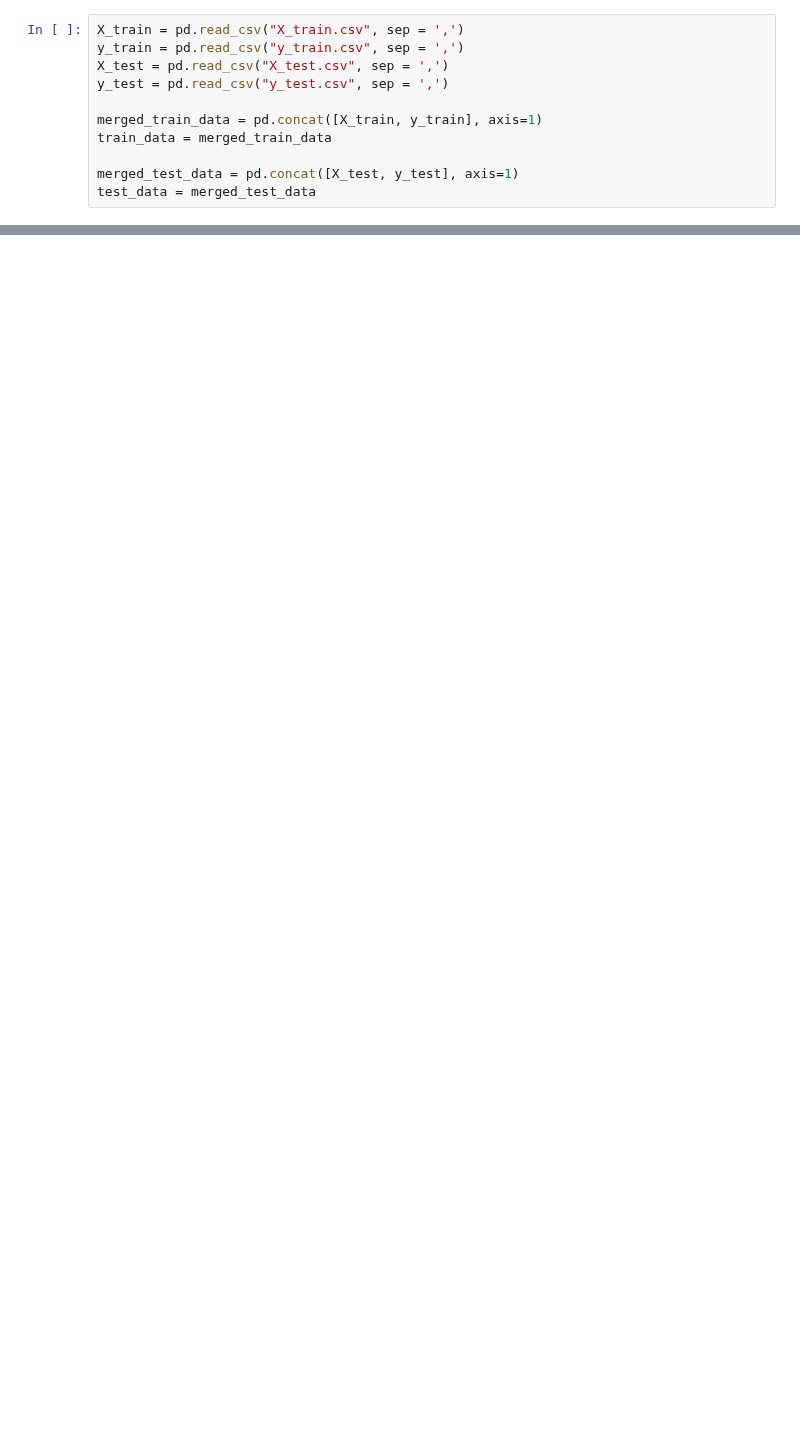
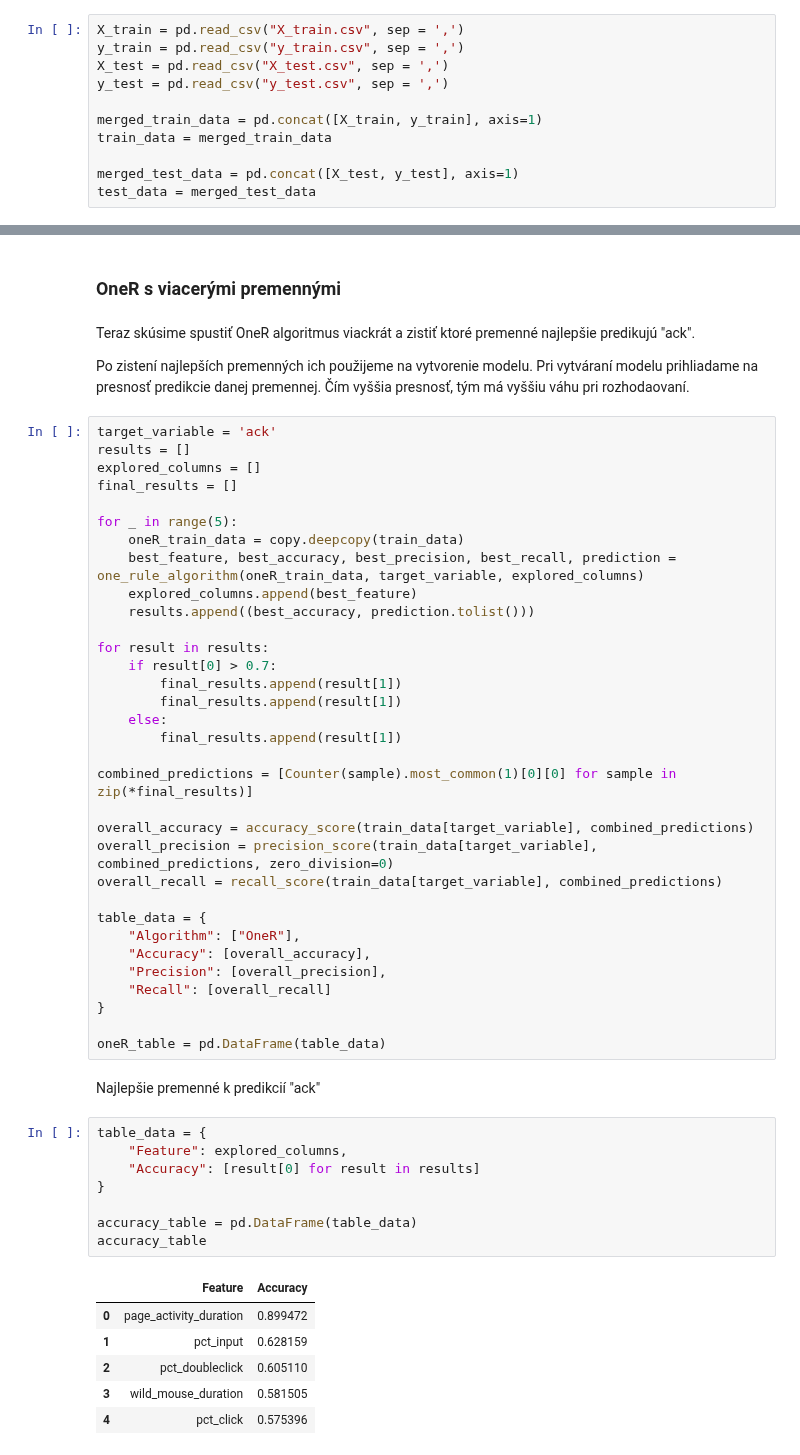
Before and after one commit to Brunokristi/Project_IAU, a Jupyter notebook: Phase_3.ipynb, the cells around one changed output, grey strips where cells are left out. Drawn from its saved outputs; the diff is of its cells as text; blank space fills up the shorter version.

```diff
--- a/Phase_3.ipynb
+++ b/Phase_3.ipynb
@@ -216,0 +93,56 @@ plt.show()
+# %% [markdown]
+### OneR s viacerými premennými
+# %% [markdown]
+Teraz skúsime spustiť OneR algoritmus viackrát a zistiť ktoré premenné najlepšie predikujú "ack".
+
+Po zistení najlepších premenných ich použijeme na vytvorenie modelu. Pri vytváraní modelu prihliadame na presnosť predikcie danej premennej. Čím vyššia presnosť, tým má vyššiu váhu pri rozhodaovaní.
+# %%
+target_variable = 'ack'
+results = []
+explored_columns = []
+final_results = []
+
+for _ in range(5):
+    oneR_train_data = copy.deepcopy(train_data)
+    best_feature, best_accuracy, best_precision, best_recall, prediction = one_rule_algorithm(oneR_train_data, target_variable, explored_columns)
+    explored_columns.append(best_feature)
+    results.append((best_accuracy, prediction.tolist()))
+
+for result in results:
+    if result[0] > 0.7:
+        final_results.append(result[1])
+        final_results.append(result[1])
+    else:
+        final_results.append(result[1])
+
+combined_predictions = [Counter(sample).most_common(1)[0][0] for sample in zip(*final_results)]
+
+overall_accuracy = accuracy_score(train_data[target_variable], combined_predictions)
+overall_precision = precision_score(train_data[target_variable], combined_predictions, zero_division=0)
+overall_recall = recall_score(train_data[target_variable], combined_predictions)
+
+table_data = {
+    "Algorithm": ["OneR"],
+    "Accuracy": [overall_accuracy],
+    "Precision": [overall_precision],
+    "Recall": [overall_recall]
+}
+
+oneR_table = pd.DataFrame(table_data)
+# %% [markdown]
+Najlepšie premenné k predikcií "ack"
+# %%
+table_data = {
+    "Feature": explored_columns,
+    "Accuracy": [result[0] for result in results]
+}
+
+accuracy_table = pd.DataFrame(table_data)
+accuracy_table
+# %% [output]
+|  | Feature | Accuracy |
+| 0 | page_activity_duration | 0.899472 |
+| 1 | pct_input | 0.628159 |
+| 2 | pct_doubleclick | 0.605110 |
+| 3 | wild_mouse_duration | 0.581505 |
+| 4 | pct_click | 0.575396 |
```
Also changed, not shown: parts of 46 cells of this notebook.
